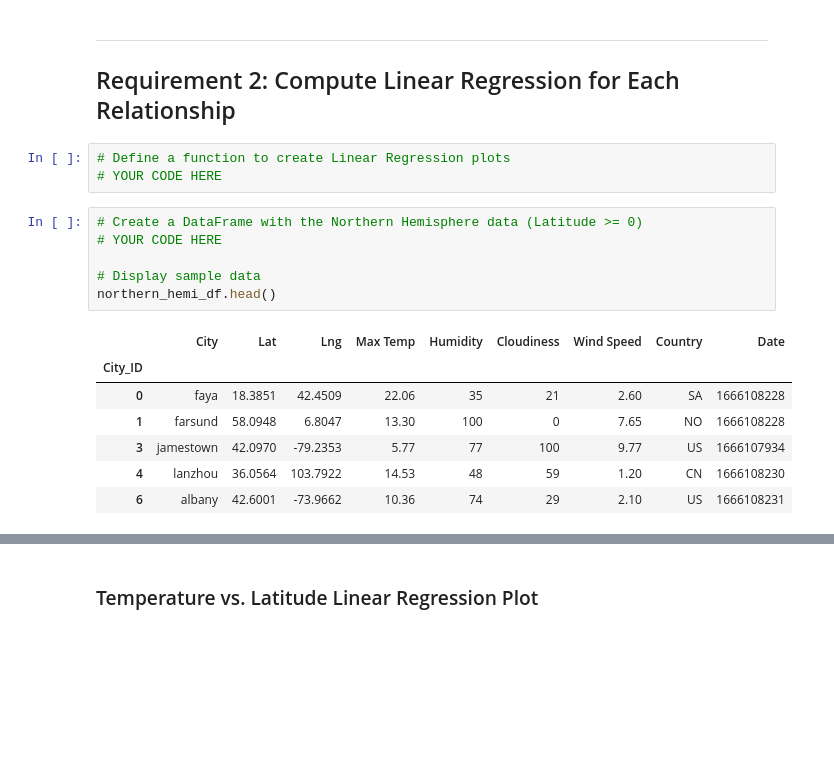
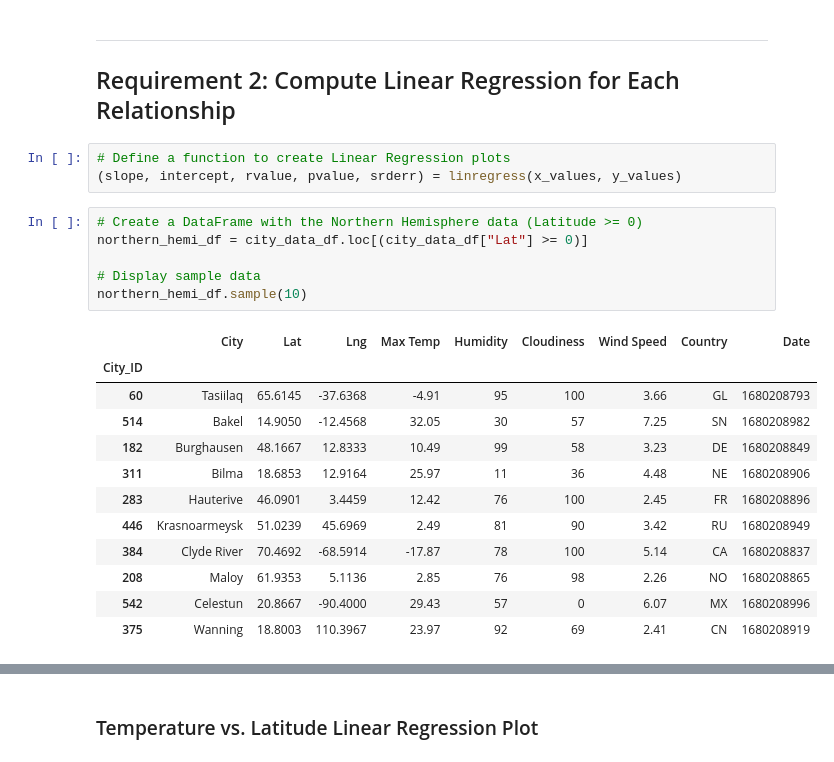
Before and after one commit to Gavin-Toole/Module-6-Python-API-Challenge, a Jupyter notebook: WeatherPy.ipynb, the cells around one changed output, grey strips where cells are left out. Cells and saved outputs as stored; diff of their text form; blank space fills up the shorter version.

```diff
--- a/WeatherPy.ipynb
+++ b/WeatherPy.ipynb
@@ -266,20 +265,25 @@ plt.show()
 ## Requirement 2: Compute Linear Regression for Each Relationship
 # %%
 # Define a function to create Linear Regression plots
-# YOUR CODE HERE
+(slope, intercept, rvalue, pvalue, srderr) = linregress(x_values, y_values)
 # %%
 # Create a DataFrame with the Northern Hemisphere data (Latitude >= 0)
-# YOUR CODE HERE
+northern_hemi_df = city_data_df.loc[(city_data_df["Lat"] >= 0)]
 
 # Display sample data
-northern_hemi_df.head()
+northern_hemi_df.sample(10)
 # %% [output]
 |  | City | Lat | Lng | Max Temp | Humidity | Cloudiness | Wind Speed | Country | Date |
 | City_ID |  |  |  |  |  |  |  |  |  |
-| 0 | faya | 18.3851 | 42.4509 | 22.06 | 35 | 21 | 2.60 | SA | 1666108228 |
-| 1 | farsund | 58.0948 | 6.8047 | 13.30 | 100 | 0 | 7.65 | NO | 1666108228 |
-| 3 | jamestown | 42.0970 | -79.2353 | 5.77 | 77 | 100 | 9.77 | US | 1666107934 |
-| 4 | lanzhou | 36.0564 | 103.7922 | 14.53 | 48 | 59 | 1.20 | CN | 1666108230 |
-| 6 | albany | 42.6001 | -73.9662 | 10.36 | 74 | 29 | 2.10 | US | 1666108231 |
+| 60 | Tasiilaq | 65.6145 | -37.6368 | -4.91 | 95 | 100 | 3.66 | GL | 1680208793 |
+| 514 | Bakel | 14.9050 | -12.4568 | 32.05 | 30 | 57 | 7.25 | SN | 1680208982 |
+| 182 | Burghausen | 48.1667 | 12.8333 | 10.49 | 99 | 58 | 3.23 | DE | 1680208849 |
+| 311 | Bilma | 18.6853 | 12.9164 | 25.97 | 11 | 36 | 4.48 | NE | 1680208906 |
+| 283 | Hauterive | 46.0901 | 3.4459 | 12.42 | 76 | 100 | 2.45 | FR | 1680208896 |
+| 446 | Krasnoarmeysk | 51.0239 | 45.6969 | 2.49 | 81 | 90 | 3.42 | RU | 1680208949 |
+| 384 | Clyde River | 70.4692 | -68.5914 | -17.87 | 78 | 100 | 5.14 | CA | 1680208837 |
+| 208 | Maloy | 61.9353 | 5.1136 | 2.85 | 76 | 98 | 2.26 | NO | 1680208865 |
+| 542 | Celestun | 20.8667 | -90.4000 | 29.43 | 57 | 0 | 6.07 | MX | 1680208996 |
+| 375 | Wanning | 18.8003 | 110.3967 | 23.97 | 92 | 69 | 2.41 | CN | 1680208919 |
 # %%
 # Create a DataFrame with the Southern Hemisphere data (Latitude < 0)
```
Also changed, not shown: parts of 11 cells of this notebook, 7 other files.
